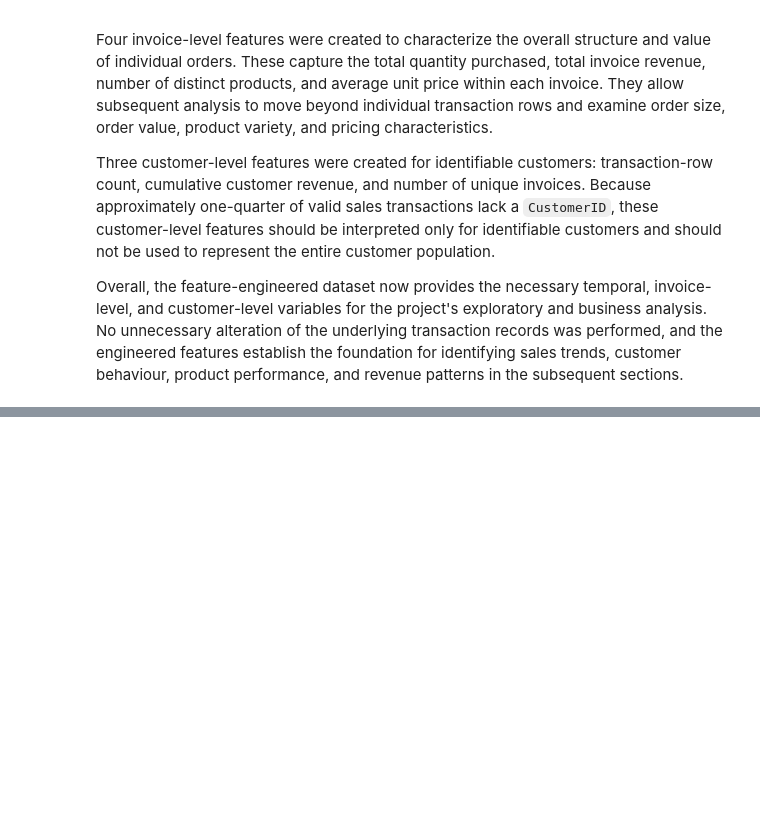
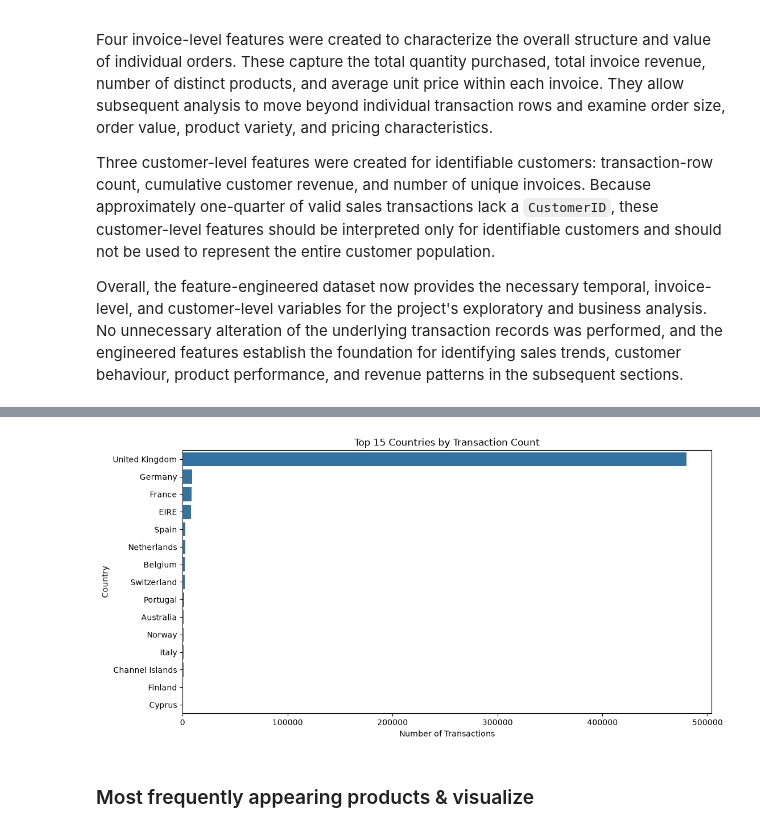
Before and after one commit to KashishSirohiwal/ShadowFox, a Jupyter notebook: Intermediate/notebooks/online_retail_analysis.ipynb, the cells around one changed output, grey strips where cells are left out. Cells and saved outputs as stored; diff of their text form; code cells hidden in the pictures; blank space fills up the shorter version.

```diff
--- a/Intermediate/notebooks/online_retail_analysis.ipynb
+++ b/Intermediate/notebooks/online_retail_analysis.ipynb
@@ -1055,0 +1218,10 @@ Overall, the feature-engineered dataset now provides the necessary temporal, inv
+# %%
+# Identify the countries contributing the highest number of transaction records.
+
+country_transaction_counts = (
+    df_fe["Country"]
+    .value_counts()
+    .head(15)
+)
+
+country_transaction_counts
@@ -1055,0 +1246,18 @@ Overall, the feature-engineered dataset now provides the necessary temporal, inv
+# %%
+# Visualize the countries with the largest transaction volumes.
+
+plt.figure(figsize=(12, 6))
+
+sns.barplot(
+    x=country_transaction_counts.values,
+    y=country_transaction_counts.index
+)
+
+plt.title("Top 15 Countries by Transaction Count")
+plt.xlabel("Number of Transactions")
+plt.ylabel("Country")
+plt.show()
+# %% [output]
+[figure, added]
+# %% [markdown]
+### Most frequently appearing products & visualize
```
Also changed, not shown: parts of 67 cells of this notebook.
